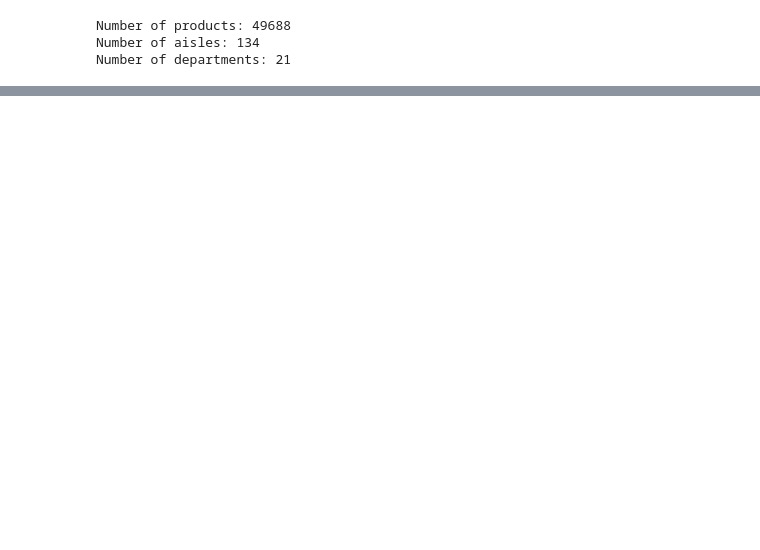
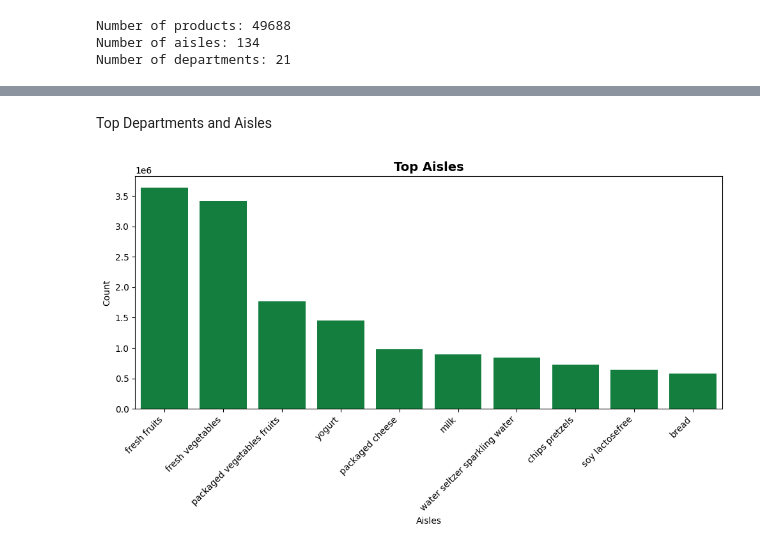
Before and after one commit to shubhi925/stratify_project, a Jupyter notebook: eda.ipynb, the cells around one changed output, grey strips where cells are left out. Saved outputs shown, nothing was run; the diff lists cells and outputs as text; code cells hidden in the pictures; blank space fills up the shorter version.

```diff
--- a/eda.ipynb
+++ b/eda.ipynb
@@ -150,2 +148,17 @@ Name: count, dtype: int64
+# %% [markdown]
+Top Departments and Aisles
 # %%
-top_aisles = merged_df['aisle'].value_counts()
+top_aisles = merged_df['aisle'].value_counts().reset_index()
+top_aisles.columns=['aisle','count']
+
+plt.figure(figsize=(10,6))
+sns.barplot(top_aisles.head(10),x='aisle',y='count', color="#02903B" )
+plt.title('Top Aisles',fontsize=14, fontweight='bold')
+plt.xlabel('Aisles')
+plt.ylabel('Count')
+plt.xticks(rotation=45, ha='right')
+
+plt.tight_layout()
+plt.show()
+# %% [output]
+[figure, added]
```
Also changed, not shown: parts of 32 cells of this notebook.
